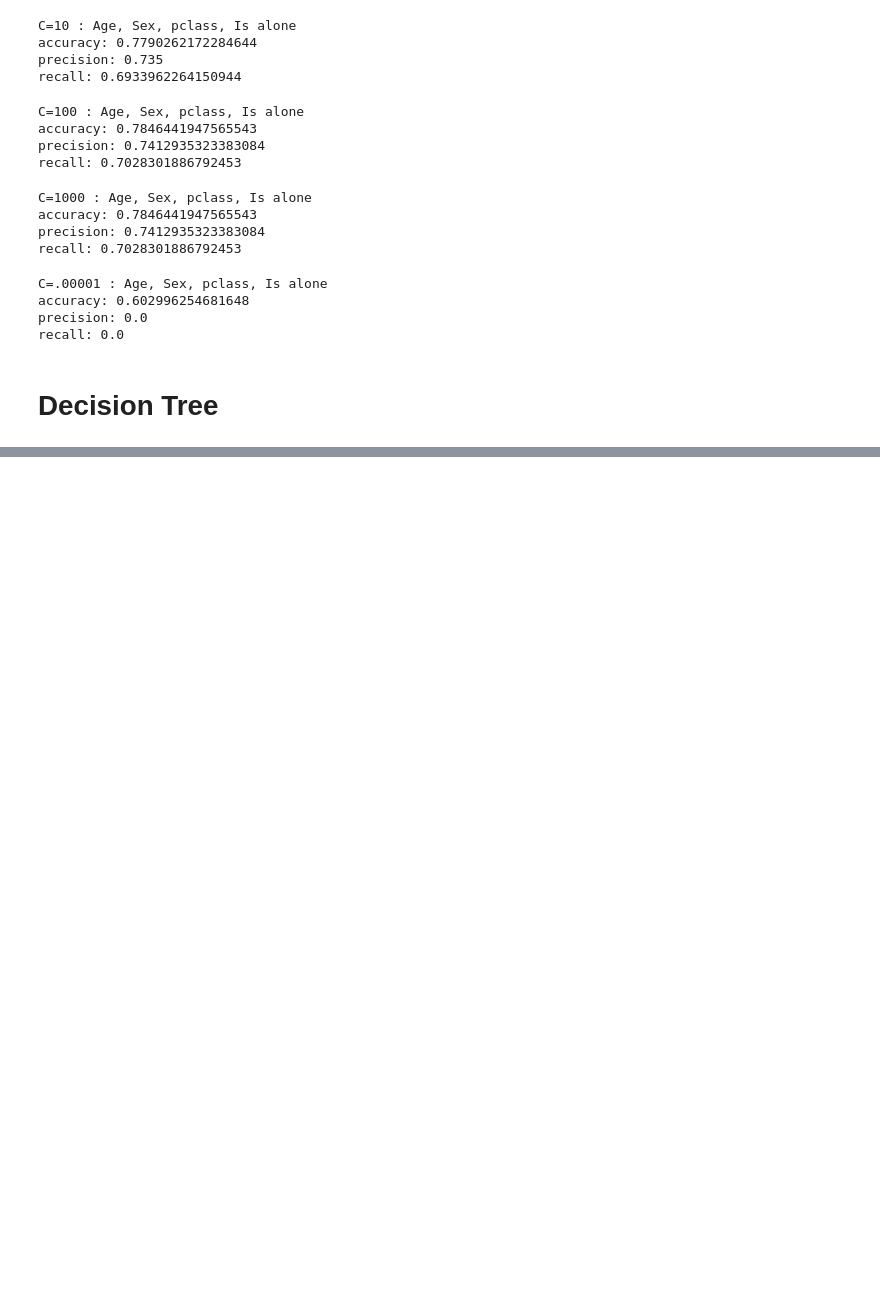
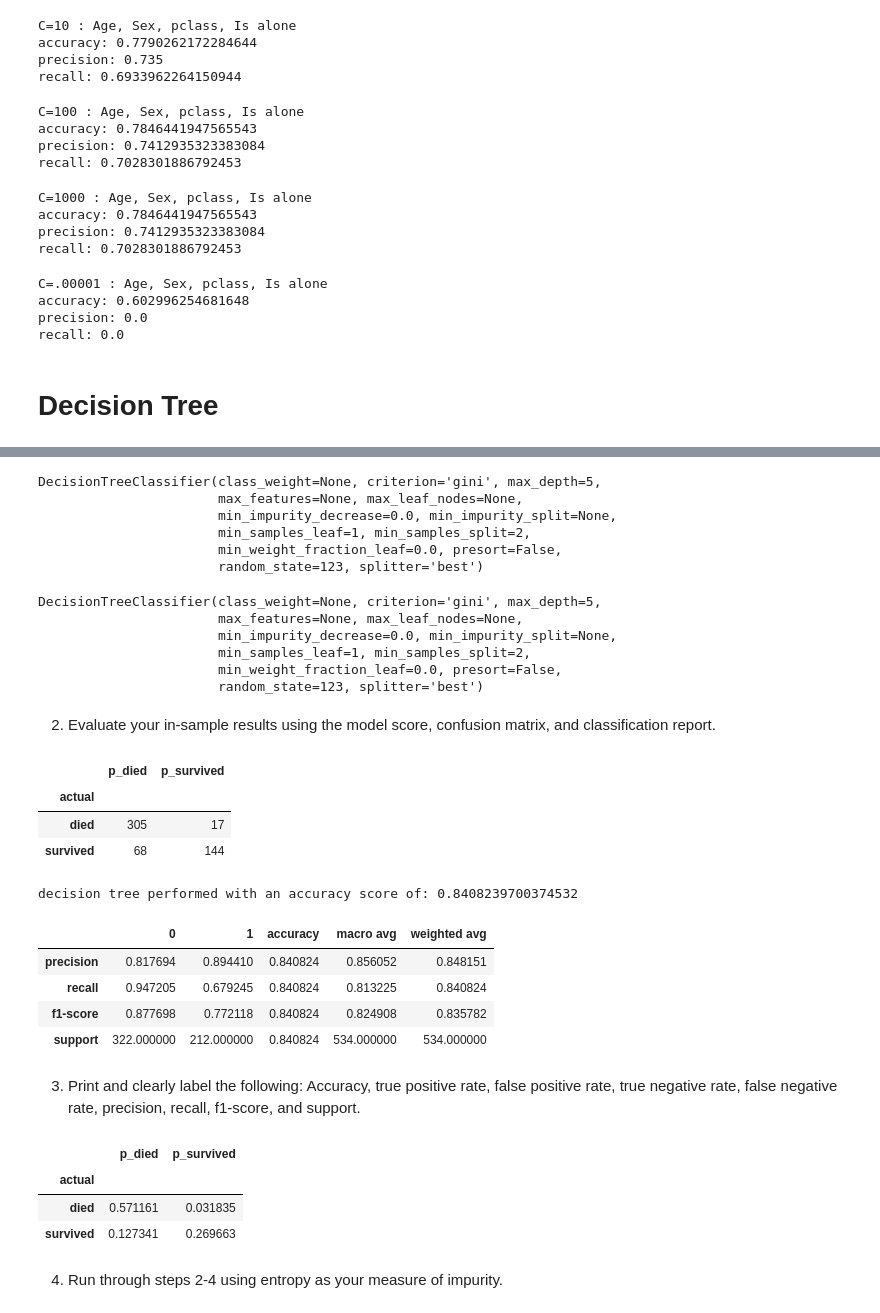
Before and after one commit to noahmelngailis/ds-methodologies-exercises, a Jupyter notebook: classification/model.ipynb, the cells around one changed output, grey strips where cells are left out. Drawn from its saved outputs; the diff is of its cells as text; code cells hidden in the pictures; blank space fills up the shorter version.

Commit message:
Decision tree exercises

```diff
--- a/classification/model.ipynb
+++ b/classification/model.ipynb
@@ -442,0 +468,72 @@ Fit the decision tree classifier to your training sample and transform (i.e. mak
+# %%
+X_train = train[['pclass', 'encode_sex', 'fare', 'age']]
+y_train = train[['survived']]
+
+X_validate = validate[['pclass', 'encode_sex', 'fare', 'age']]
+y_validate = validate[['survived']]
+
+X_test = test[['pclass', 'encode_sex', 'fare', 'age']]
+y_test = test[['survived']]
+# %%
+clf = DecisionTreeClassifier(criterion='gini', max_depth=5, random_state=123)
+clf
+# %% [output]
+DecisionTreeClassifier(class_weight=None, criterion='gini', max_depth=5,
+                       max_features=None, max_leaf_nodes=None,
+                       min_impurity_decrease=0.0, min_impurity_split=None,
+                       min_samples_leaf=1, min_samples_split=2,
+                       min_weight_fraction_leaf=0.0, presort=False,
+                       random_state=123, splitter='best')
+# %%
+clf.fit(X_train, y_train)
+# %% [output]
+DecisionTreeClassifier(class_weight=None, criterion='gini', max_depth=5,
+                       max_features=None, max_leaf_nodes=None,
+                       min_impurity_decrease=0.0, min_impurity_split=None,
+                       min_samples_leaf=1, min_samples_split=2,
+                       min_weight_fraction_leaf=0.0, presort=False,
+                       random_state=123, splitter='best')
+# %%
+y_pred = clf.predict(X_train)
+y_pred_proba = clf.predict_proba(X_train)
+# %% [markdown]
+2. Evaluate your in-sample results using the model score, confusion matrix, and classification report.
+# %%
+labels = ['survived', 'failed_to_survive']
+predicted_labels = [name + " predicted" for name in labels ]
+
+conf = pd.DataFrame(confusion_matrix(y_train, y_pred), index=('died', 'survived'), columns=('p_died', 'p_survived'))
+conf.index.name = "actual"
+conf
+# %% [output]
+|  | p_died | p_survived |
+| actual |  |  |
+| died | 305 | 17 |
+| survived | 68 | 144 |
+# %%
+print(f'decision tree performed with an accuracy score of: {accuracy_score(y_train, y_pred)}')
+# %% [output]
+decision tree performed with an accuracy score of: 0.8408239700374532
+# %%
+gini = pd.DataFrame(classification_report(y_train, y_pred, output_dict=True))
+gini
+# %% [output]
+|  | 0 | 1 | accuracy | macro avg | weighted avg |
+| precision | 0.817694 | 0.894410 | 0.840824 | 0.856052 | 0.848151 |
+| recall | 0.947205 | 0.679245 | 0.840824 | 0.813225 | 0.840824 |
+| f1-score | 0.877698 | 0.772118 | 0.840824 | 0.824908 | 0.835782 |
+| support | 322.000000 | 212.000000 | 0.840824 | 534.000000 | 534.000000 |
+# %% [markdown]
+3. Print and clearly label the following: Accuracy, true positive rate, false positive rate, true negative rate, false negative rate, precision, recall, f1-score, and support.
+# %%
+conf = pd.DataFrame(confusion_matrix(y_train, y_pred), index=('died', 'survived'), columns=('p_died', 'p_survived'))
+conf.index.name = "actual"
+gini_c_m = conf/534
+gini_c_m
+# %% [output]
+|  | p_died | p_survived |
+| actual |  |  |
+| died | 0.571161 | 0.031835 |
+| survived | 0.127341 | 0.269663 |
+# %% [markdown]
+4. Run through steps 2-4 using entropy as your measure of impurity.
```
Also changed, not shown: parts of 19 cells of this notebook.
